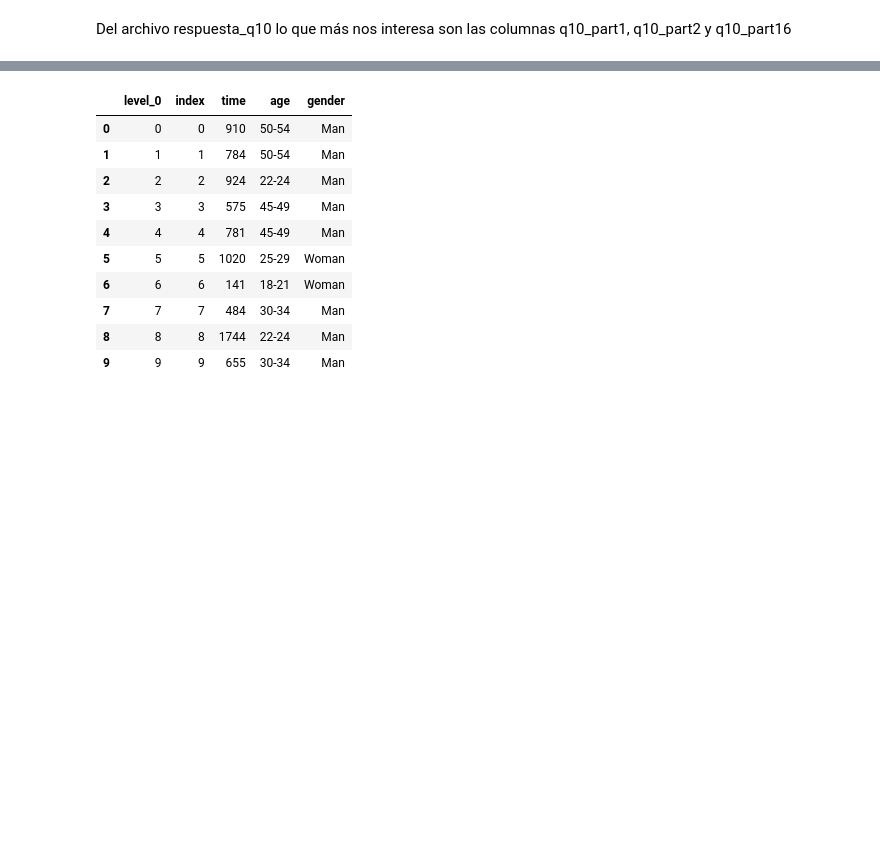
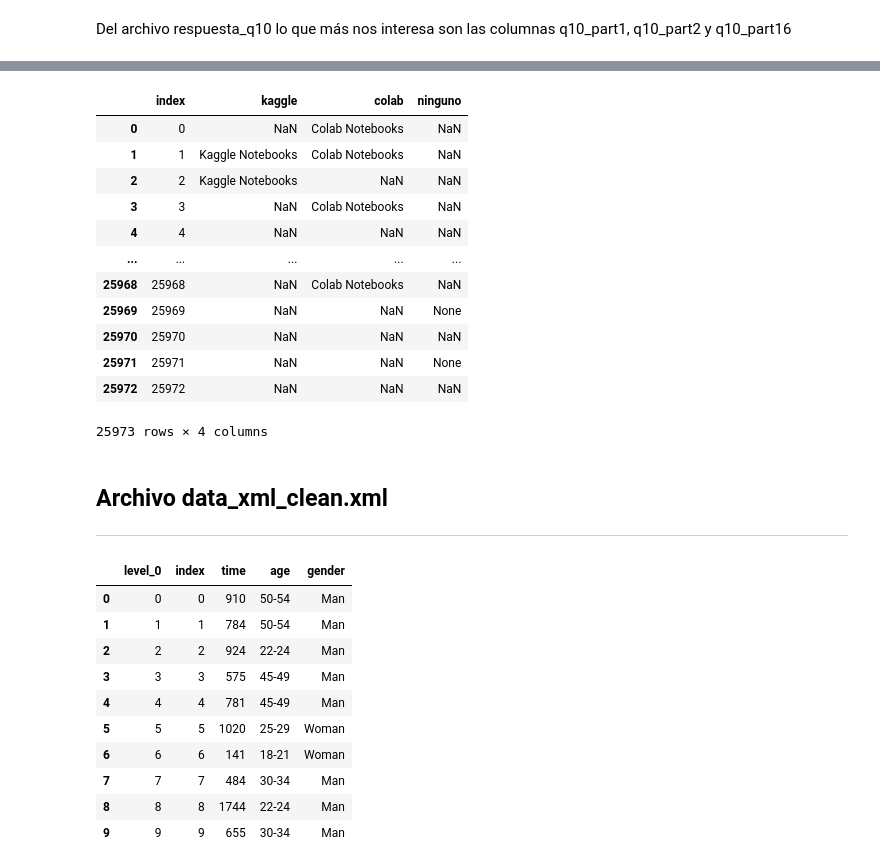
Before and after one commit to paulafuenteg/Kaggle-DS-ML-Survey, a Jupyter notebook: Archivos/apertura_archivos.ipynb, the cells around one changed output, grey strips where cells are left out. Saved outputs shown, nothing was run; the diff lists cells and outputs as text; code cells hidden in the pictures; blank space fills up the shorter version.

```diff
--- a/Archivos/apertura_archivos.ipynb
+++ b/Archivos/apertura_archivos.ipynb
@@ -81,3 +112,22 @@ dtype: float64
+# %%
+notebooks
+# %% [output]
+|  | index | kaggle | colab | ninguno |
+| 0 | 0 | NaN | Colab Notebooks | NaN |
+| 1 | 1 | Kaggle Notebooks | Colab Notebooks | NaN |
+| 2 | 2 | Kaggle Notebooks | NaN | NaN |
+| 3 | 3 | NaN | Colab Notebooks | NaN |
+| 4 | 4 | NaN | NaN | NaN |
+| ... | ... | ... | ... | ... |
+| 25968 | 25968 | NaN | Colab Notebooks | NaN |
+| 25969 | 25969 | NaN | NaN | None |
+| 25970 | 25970 | NaN | NaN | NaN |
+| 25971 | 25971 | NaN | NaN | None |
+| 25972 | 25972 | NaN | NaN | NaN |
+25973 rows × 4 columns
+# %% [markdown]
+## Archivo data_xml_clean.xml
+---
 # %%
 data_xml = pd.read_xml('data_xml_clean.xml')
 data_xml.head(10)
```
Also changed, not shown: parts of 11 cells of this notebook.
